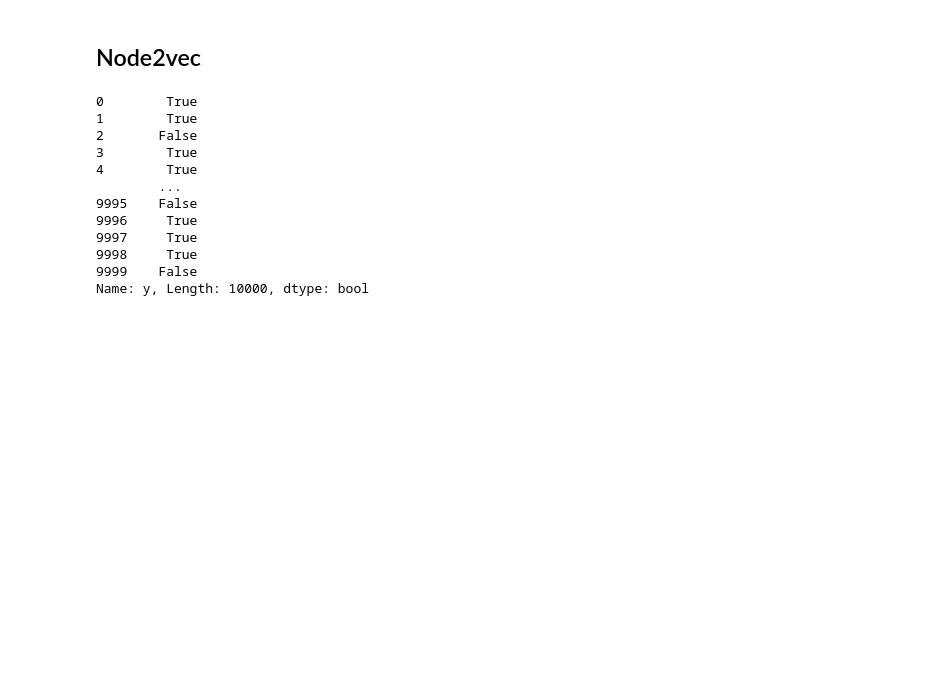
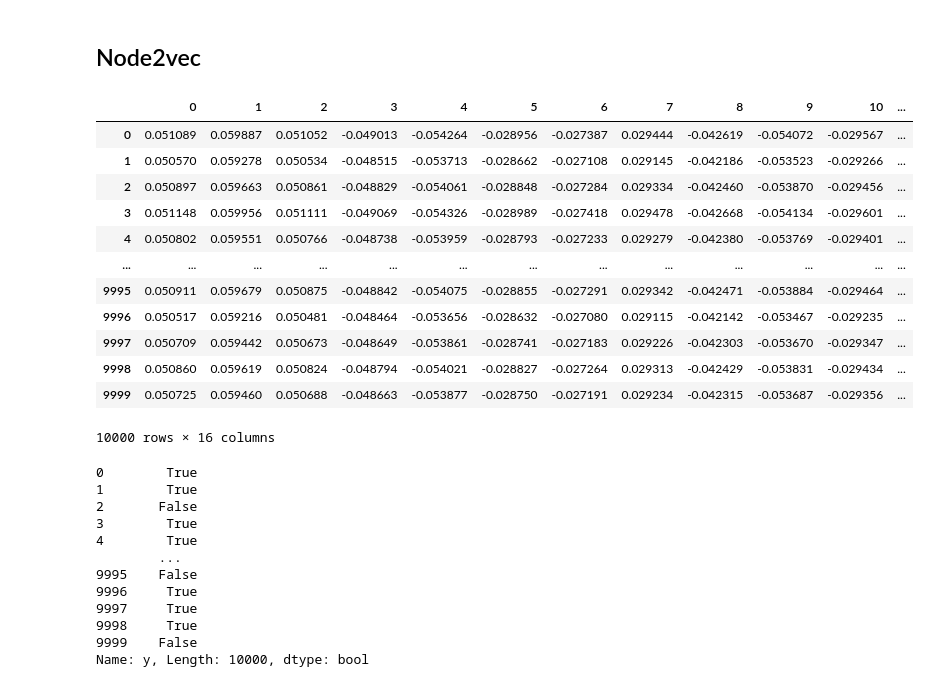
Before and after one commit to BryaneX455/reu2022, a Jupyter notebook: FCA Model/FCA_sdl.ipynb, the cells around one changed output. Drawn from its saved outputs; the diff is of its cells as text; code cells hidden in the pictures; blank space fills up the shorter version.

```diff
--- a/FCA Model/FCA_sdl.ipynb
+++ b/FCA Model/FCA_sdl.ipynb
@@ -259,7 +480,22 @@ plot_DL_adj_deg(n, True)
 # %% [markdown]
 ## Node2vec
 # %%
-n2v = pd.read_csv("./my_data/UCLA26_20walk_8kappa_node2vec", header = None)
+n2v = pd.read_csv("./my_data/UCLA26_20walk_8kappa_graph2vec.csv", header = None)
+n2v
+# %% [output]
+|  | 0 | 1 | 2 | 3 | 4 | 5 | 6 | 7 | 8 | 9 | 10 | ... |
+| 0 | 0.051089 | 0.059887 | 0.051052 | -0.049013 | -0.054264 | -0.028956 | -0.027387 | 0.029444 | -0.042619 | -0.054072 | -0.029567 | ... |
+| 1 | 0.050570 | 0.059278 | 0.050534 | -0.048515 | -0.053713 | -0.028662 | -0.027108 | 0.029145 | -0.042186 | -0.053523 | -0.029266 | ... |
+| 2 | 0.050897 | 0.059663 | 0.050861 | -0.048829 | -0.054061 | -0.028848 | -0.027284 | 0.029334 | -0.042460 | -0.053870 | -0.029456 | ... |
+| 3 | 0.051148 | 0.059956 | 0.051111 | -0.049069 | -0.054326 | -0.028989 | -0.027418 | 0.029478 | -0.042668 | -0.054134 | -0.029601 | ... |
+| 4 | 0.050802 | 0.059551 | 0.050766 | -0.048738 | -0.053959 | -0.028793 | -0.027233 | 0.029279 | -0.042380 | -0.053769 | -0.029401 | ... |
+| ... | ... | ... | ... | ... | ... | ... | ... | ... | ... | ... | ... | ... |
+| 9995 | 0.050911 | 0.059679 | 0.050875 | -0.048842 | -0.054075 | -0.028855 | -0.027291 | 0.029342 | -0.042471 | -0.053884 | -0.029464 | ... |
+| 9996 | 0.050517 | 0.059216 | 0.050481 | -0.048464 | -0.053656 | -0.028632 | -0.027080 | 0.029115 | -0.042142 | -0.053467 | -0.029235 | ... |
+| 9997 | 0.050709 | 0.059442 | 0.050673 | -0.048649 | -0.053861 | -0.028741 | -0.027183 | 0.029226 | -0.042303 | -0.053670 | -0.029347 | ... |
+| 9998 | 0.050860 | 0.059619 | 0.050824 | -0.048794 | -0.054021 | -0.028827 | -0.027264 | 0.029313 | -0.042429 | -0.053831 | -0.029434 | ... |
+| 9999 | 0.050725 | 0.059460 | 0.050688 | -0.048663 | -0.053877 | -0.028750 | -0.027191 | 0.029234 | -0.042315 | -0.053687 | -0.029356 | ... |
+10000 rows × 16 columns
 # %%
 df_original.y
 # %% [output]
```
Also changed, not shown: parts of 28 cells of this notebook.
